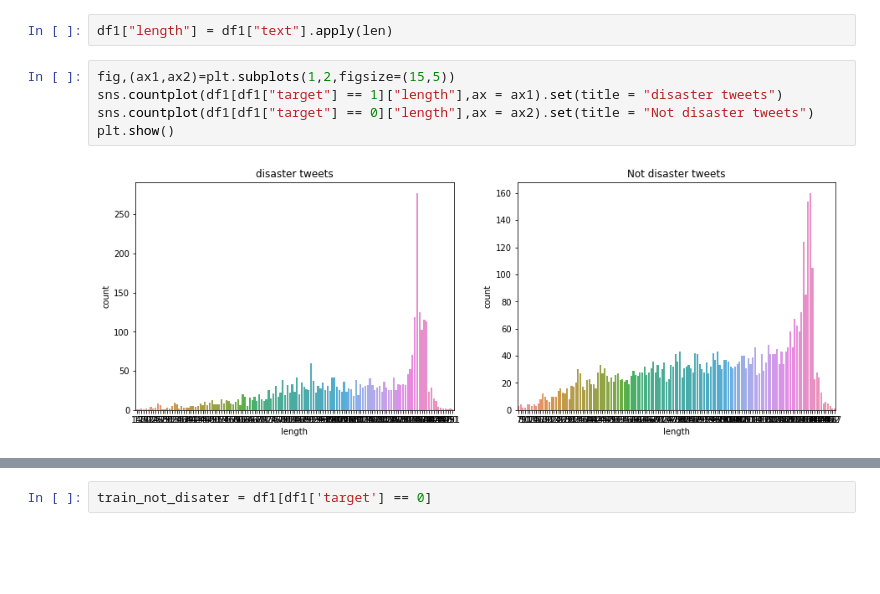
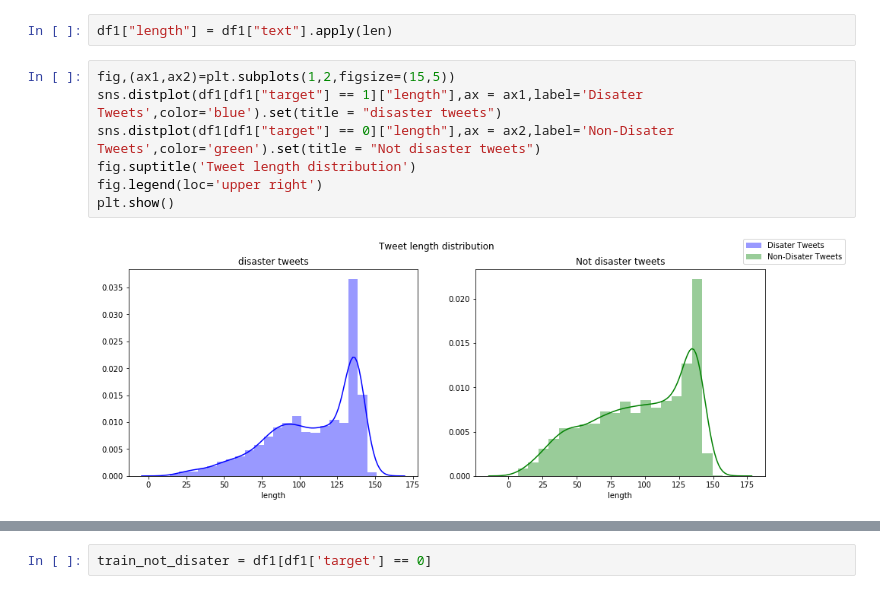
Before and after one commit to 9839vikram/NLP_With_Disaster_Tweets, a Jupyter notebook: NLP.ipynb, the cells around one changed output, grey strips where cells are left out. Drawn from its saved outputs; the diff is of its cells as text; blank space fills up the shorter version.

```diff
--- a/NLP.ipynb
+++ b/NLP.ipynb
@@ -36,8 +36,10 @@ dtype: int64
 df1["length"] = df1["text"].apply(len)
 # %%
 fig,(ax1,ax2)=plt.subplots(1,2,figsize=(15,5))
-sns.countplot(df1[df1["target"] == 1]["length"],ax = ax1).set(title = "disaster tweets")
-sns.countplot(df1[df1["target"] == 0]["length"],ax = ax2).set(title = "Not disaster tweets")
+sns.distplot(df1[df1["target"] == 1]["length"],ax = ax1,label='Disater Tweets',color='blue').set(title = "disaster tweets")
+sns.distplot(df1[df1["target"] == 0]["length"],ax = ax2,label='Non-Disater Tweets',color='green').set(title = "Not disaster tweets")
+fig.suptitle('Tweet length distribution')
+fig.legend(loc='upper right')
 plt.show()
 # %% [output]
-[figure, old version]
+[figure, new version]
```
Also changed, not shown: parts of 10 cells of this notebook, 2 other files.
